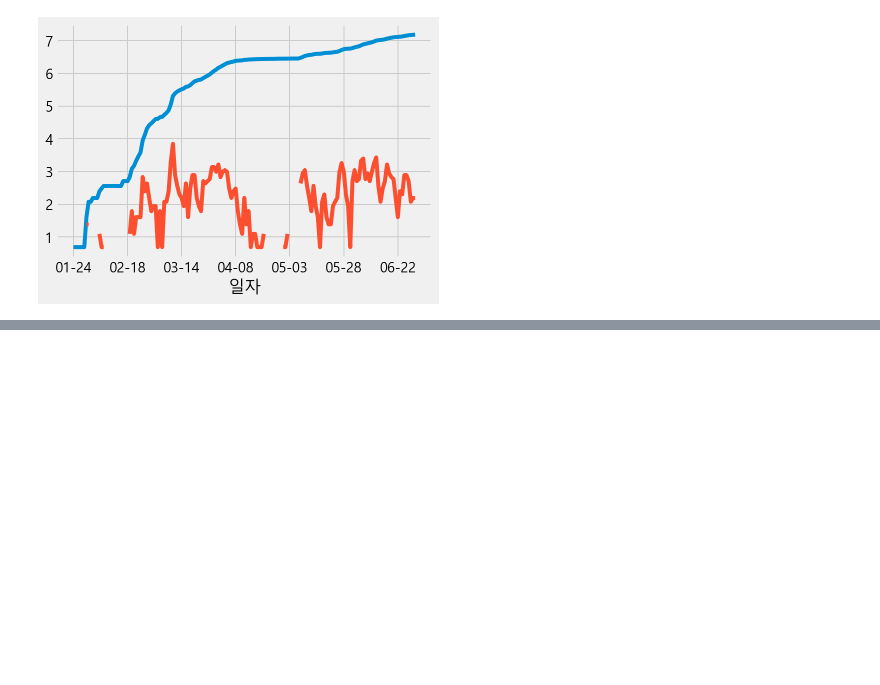
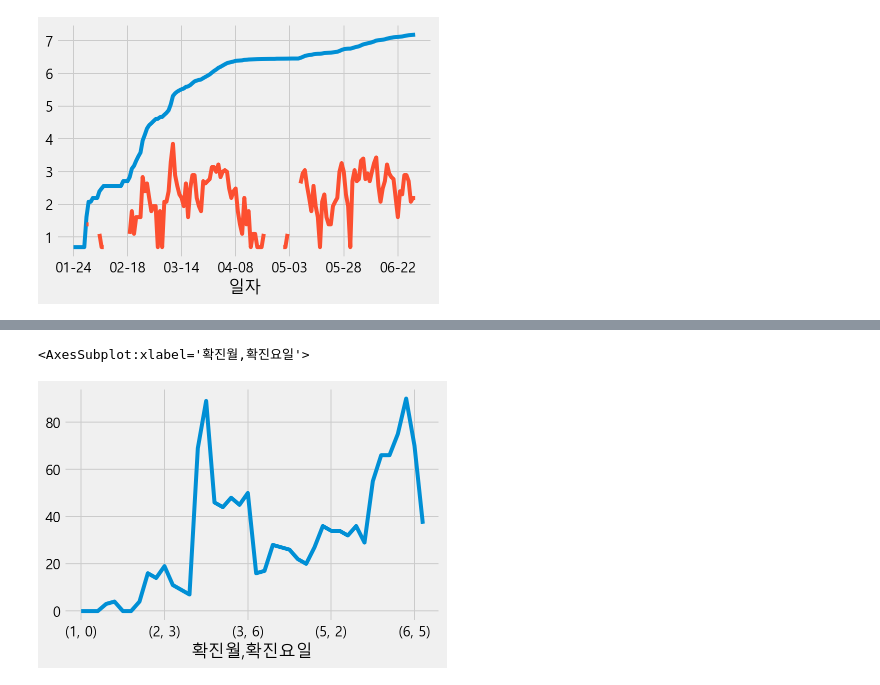
Before and after one commit to bluehyena/Data-Analysis-and-Visualization, a Jupyter notebook: chapter_2/2_seoul_covid_analysis.ipynb, the cells around one changed output, grey strips where cells are left out. Cells and saved outputs as stored; diff of their text form; code cells hidden in the pictures; blank space fills up the shorter version.

```diff
--- a/chapter_2/2_seoul_covid_analysis.ipynb
+++ b/chapter_2/2_seoul_covid_analysis.ipynb
@@ -705,0 +708,3 @@ np.log(cum_day["확진수"] + 1).plot()
+# %%
+all_day["확진월"] = all_day["확진일자"].dt.month
+all_day
@@ -705,0 +725,3 @@ np.log(cum_day["확진수"] + 1).plot()
+# %%
+all_day["확진요일"] = all_day["확진일자"].dt.dayofweek
+all_day
@@ -705,0 +762,5 @@ np.log(cum_day["확진수"] + 1).plot()
+# %%
+all_day.groupby(["확진월","확진요일"])["확진수"].sum().plot()
+# %% [output]
+<AxesSubplot:xlabel='확진월,확진요일'>
+[figure, added]
```
Also changed, not shown: parts of 54 cells of this notebook.
